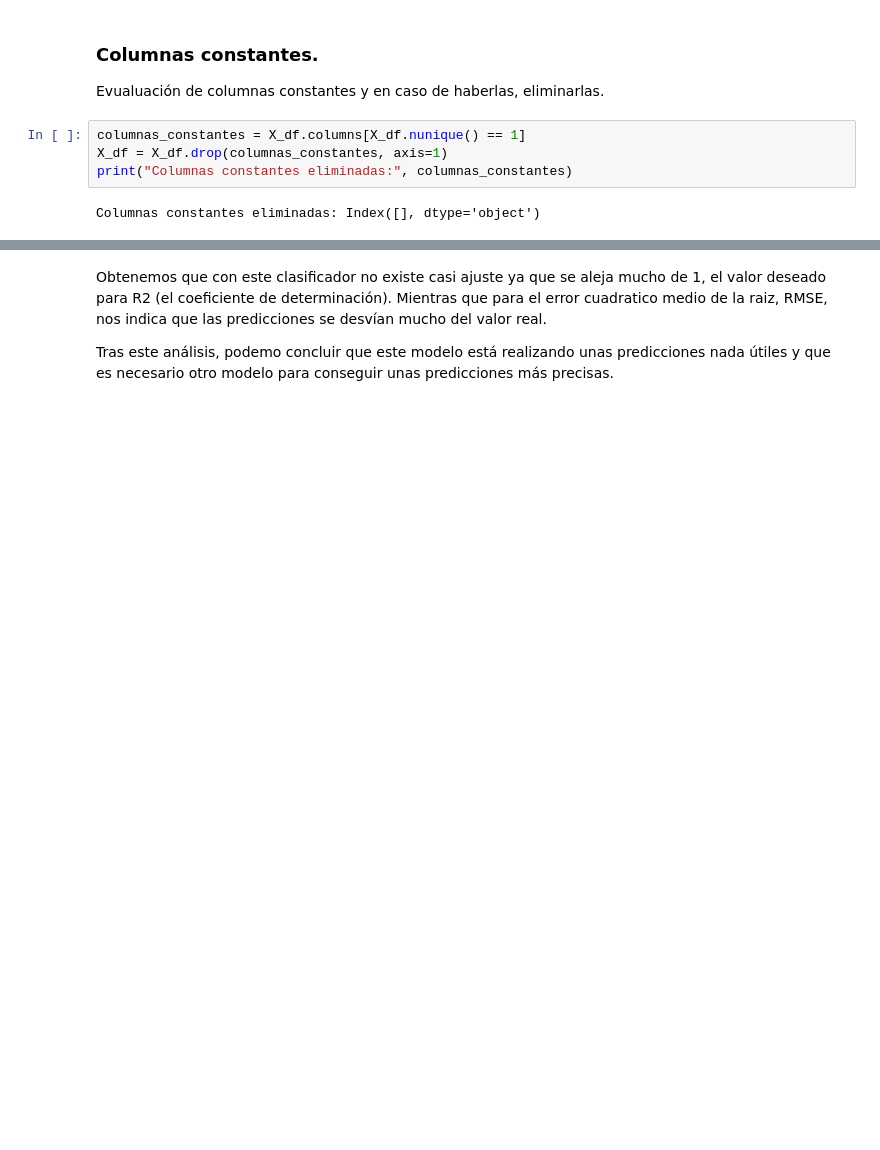
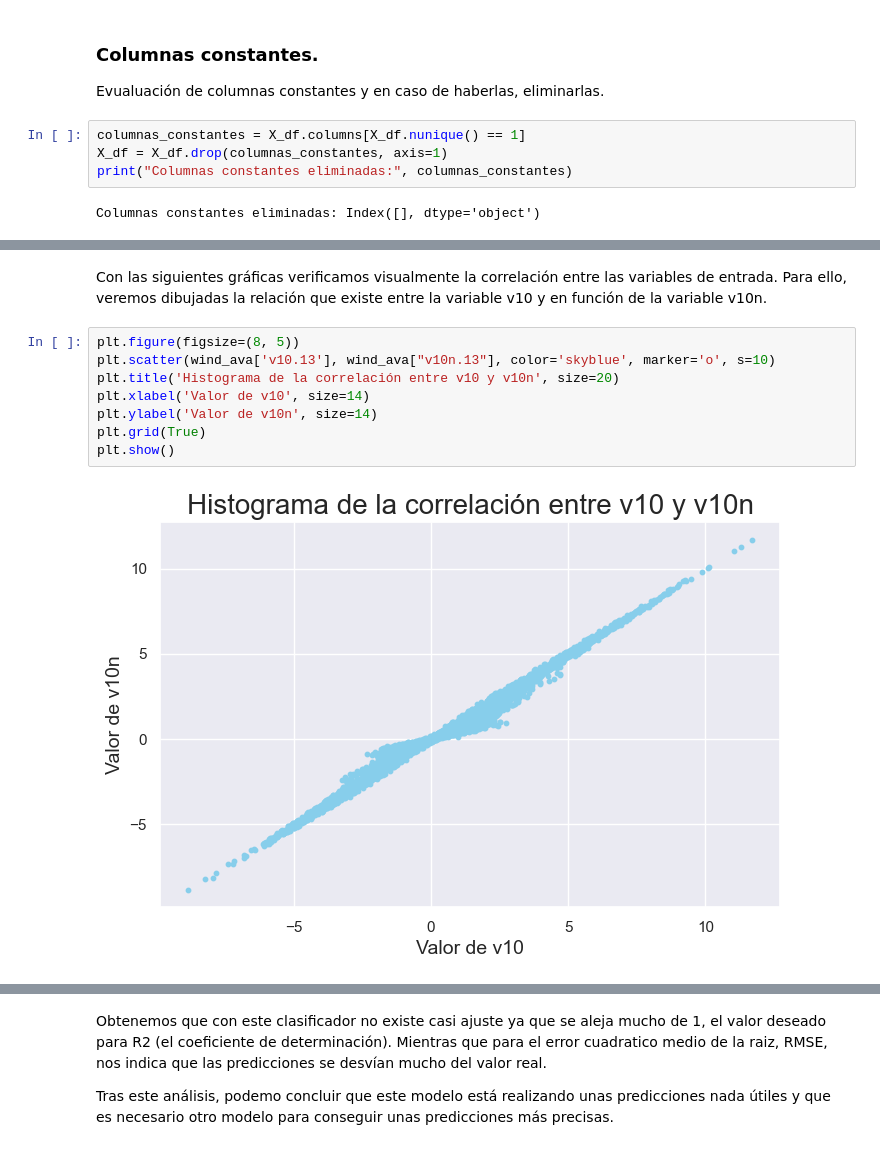
Before and after one commit to celiiaaa/Energy_Prediction_System, a Jupyter notebook: main.ipynb, the cells around one changed output, grey strips where cells are left out. Drawn from its saved outputs; the diff is of its cells as text; blank space fills up the shorter version.

```diff
--- a/main.ipynb
+++ b/main.ipynb
@@ -331,0 +308,12 @@ R2: -0.0002287731466630305
+# %% [markdown]
+Con las siguientes gráficas verificamos visualmente la correlación entre las variables de entrada. Para ello, veremos dibujadas la relación que existe entre la variable v10 y en función de la variable v10n.
+# %%
+plt.figure(figsize=(8, 5))
+plt.scatter(wind_ava['v10.13'], wind_ava["v10n.13"], color='skyblue', marker='o', s=10)
+plt.title('Histograma de la correlación entre v10 y v10n', size=20)
+plt.xlabel('Valor de v10', size=14)
+plt.ylabel('Valor de v10n', size=14)
+plt.grid(True)
+plt.show()
+# %% [output]
+[figure, added]
```
Also changed, not shown: parts of 92 cells of this notebook, 1 other file.
